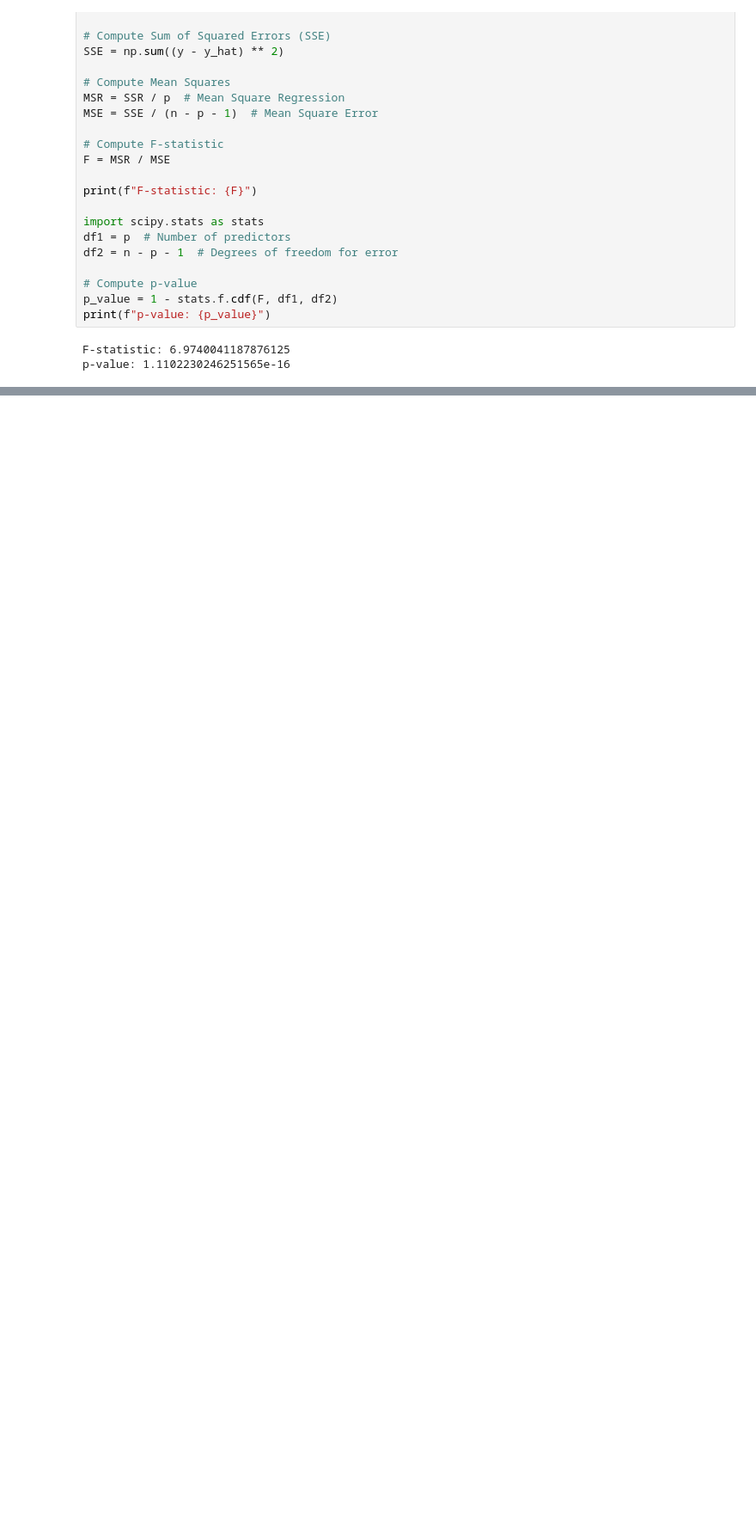
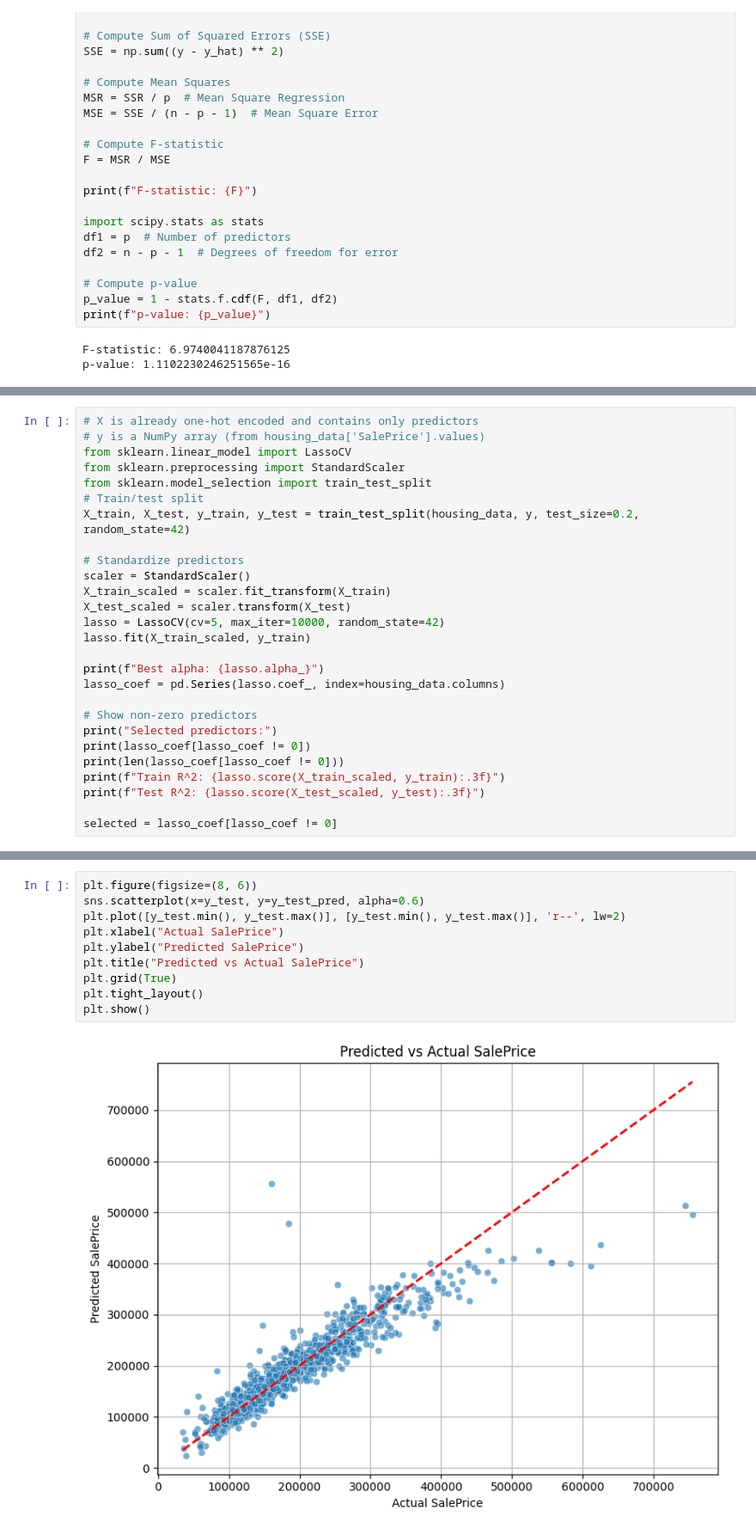
Before and after one commit to HariPeri/ML-Final-Project, a Jupyter notebook: MLR/MLR.ipynb, the cells around one changed output, grey strips where cells are left out. Shown at 86% size. Drawn from its saved outputs; the diff is of its cells as text; blank space fills up the shorter version.

Commit message:
Ran ANOVA F Test and created a log transformed Lasso Model

```diff
--- a/MLR/MLR.ipynb
+++ b/MLR/MLR.ipynb
@@ -247,0 +297,27 @@ Given the extremely small p-value for this test, it is safe to say that this mod
+# %%
+# X is already one-hot encoded and contains only predictors
+# y is a NumPy array (from housing_data['SalePrice'].values)
+from sklearn.linear_model import LassoCV
+from sklearn.preprocessing import StandardScaler
+from sklearn.model_selection import train_test_split
+# Train/test split
+X_train, X_test, y_train, y_test = train_test_split(housing_data, y, test_size=0.2, random_state=42)
+
+# Standardize predictors
+scaler = StandardScaler()
+X_train_scaled = scaler.fit_transform(X_train)
+X_test_scaled = scaler.transform(X_test)
+lasso = LassoCV(cv=5, max_iter=10000, random_state=42)
+lasso.fit(X_train_scaled, y_train)
+
+print(f"Best alpha: {lasso.alpha_}")
+lasso_coef = pd.Series(lasso.coef_, index=housing_data.columns)
+
+# Show non-zero predictors
+print("Selected predictors:")
+print(lasso_coef[lasso_coef != 0])
+print(len(lasso_coef[lasso_coef != 0]))
+print(f"Train R^2: {lasso.score(X_train_scaled, y_train):.3f}")
+print(f"Test R^2: {lasso.score(X_test_scaled, y_test):.3f}")
+
+selected = lasso_coef[lasso_coef != 0]
@@ -247,0 +405,12 @@ Given the extremely small p-value for this test, it is safe to say that this mod
+# %%
+plt.figure(figsize=(8, 6))
+sns.scatterplot(x=y_test, y=y_test_pred, alpha=0.6)
+plt.plot([y_test.min(), y_test.max()], [y_test.min(), y_test.max()], 'r--', lw=2)
+plt.xlabel("Actual SalePrice")
+plt.ylabel("Predicted SalePrice")
+plt.title("Predicted vs Actual SalePrice")
+plt.grid(True)
+plt.tight_layout()
+plt.show()
+# %% [output]
+[figure, added]
```
Also changed, not shown: parts of 12 cells of this notebook.
